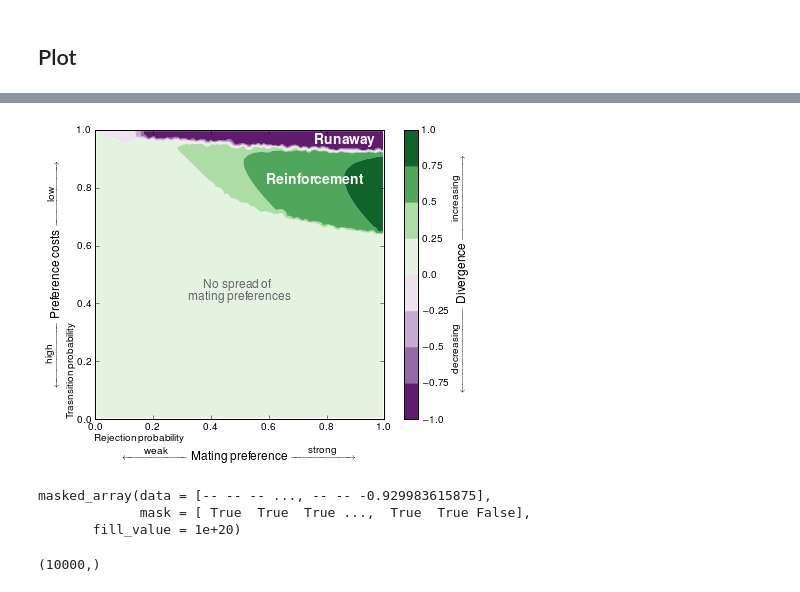
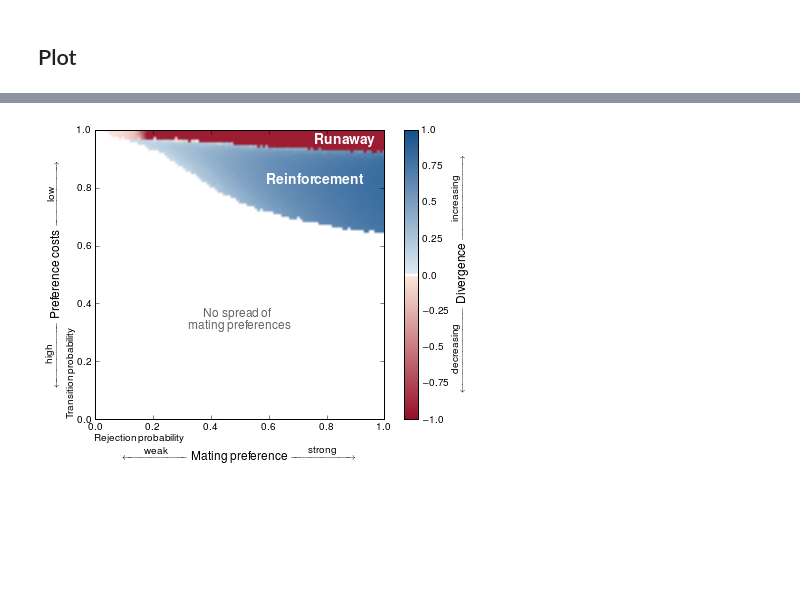
Before and after one commit to mattflor/wspec, a Jupyter notebook: notebooks/scenario_2_screening1.ipynb, the cells around one changed output, grey strips where cells are left out. Cells and saved outputs as stored; diff of their text form; code cells hidden in the pictures; blank space fills up the shorter version.

```diff
--- a/notebooks/scenario_2_screening1.ipynb
+++ b/notebooks/scenario_2_screening1.ipynb
@@ -124,6 +99,11 @@ PARAMETERS = {
     'nmax': (300000, 'max generation'),         # max number of generations to iterate for each stage of the simulation
     'step': (10, 'storage stepsize')            # store metapopulation state every `step` generations
 }
+
+# make parameter names locally available:
+config = utils.configure_locals(LOCI, ALLELES, PARAMETERS)
+locals().update(config)
+
 print 'Parameters that are the same for all runs in the screening:\n'
 print utils.params2string(PARAMETERS)
 # %% [output]
@@ -144,7 +130,7 @@ t            0.9         transmission rate
 # %% [markdown]
 We'll generate random transition and rejection probabilities, run the simulation, and check the outcome via the `popdiff` function the results of which are stored as well.
 # %%
-n = 10000
+n = 12000
 
 screening_dtype = np.dtype([('pr', 'f'), ('pt', 'f'), ('diff', 'f')])
 rstore = storage.RunStore('/extra/flor/data/notebook_data/scenario_{0}.h5'.format(sid))
@@ -430,54 +483,64 @@ ticks_font = font_manager.FontProperties(
     style='normal',
     size=10,
     weight='normal',
     stretch='normal')
 
 # actual data:
 X = diffs[:,0]
 Y = diffs[:,1]
 Z = diffs[:,2]
 
+xmin, xmax = 0., 1.
+ymin, ymax = 0., 1.
+
 # generate griddata for contour plot:
 numspaces = int(math.sqrt(n))
-xi = linspace(0., 1., 200)
-yi = linspace(0., 1., 200)
-zi = griddata(X, Y, Z, xi, yi, interp='nn')
+xi = linspace(xmin, xmax, numspaces)
+yi = linspace(ymin, ymax, numspaces)
+zi = griddata((X, Y), Z, (xi[None,:], yi[:,None]), method='nearest')
 
 figure(1, figsize=fig_size)
-cmap = plt.cm.PRGn
-cmap.set_bad('w',0.)
-# uncomment the following two lines in order to add contoor lines:
-#levels = [0., 0.05]
-#plt.contour(xi, yi, zi, levels, linewidths=0.5, colors='k')
-plt.contourf(xi, yi, zi, cmap=cmap, vmin=-1., vmax=1.)
-#plt.imshow(zi, extent=(0,1,0,1), cmap=cmap, origin='lower', vmin=-1., vmax=1., aspect='auto', interpolation='nearest')
+plt.imshow(zi, extent=(xmin,xmax,ymin,ymax),
+    cmap=mycmap,
+    norm = matplotlib.colors.Normalize(vmin = -1.0, vmax = 1.0, clip = False),
+    vmin=-1., vmax=1.,
+    origin='lower',
+    aspect='auto',
+    interpolation=None)  # use default interpolation
 plt.clim(-1., 1.)
-plt.xlim(0, 1)
-plt.ylim(0, 1)
+plt.xlim(xmin, xmax)
+plt.ylim(ymin, ymax)
 ax = gca()
 ax.grid(False)
 ax.set_aspect(1.)
+
+# add a colorbar:
+cbar = plt.colorbar(ticks=[-1., -0.75, -0.5, -0.25, -0.01, 0.01, 0.25, 0.5, 0.75, 1.])
+cax = cbar.ax
+cax.set_yticklabels(['--1.0', '--0.75', '--0.5', '--0.25', '0.0', '', '0.25', '0.5', '0.75', '1.0'])
+cax.set_ylabel(r'$\xleftarrow{\mathmakebox[8em]{\textstyle\text{decreasing}}}$ {\large Divergence} $\xrightarrow{\mathmakebox[8em]{\textstyle\text{increasing}}}$')
+plt.setp(cax.yaxis.get_ticklines(minor=False), markersize=0)
+
+# uncomment the following line to show screening data points:
+#plt.scatter(X, Y, marker='o', color='k', alpha=0.2, s=0.5)
+
+#plot([0.,1.], [0.95, 0.95], 'k-', lw=1)
+plt.xlim(xmin, xmax)
+plt.ylim(ymin, ymax)
 ax.xaxis.labelpad = 17
 ax.yaxis.labelpad = 17
 ax.set_xticklabels(ax.get_xticks(), ticks_font)
 ax.set_yticklabels(ax.get_yticks(), ticks_font)
-
-# add a colorbar:
-cbar = plt.colorbar(ticks=[-1., -0.75, -0.5, -0.25, 0., 0.25, 0.5, 0.75, 1.])
-cax = cbar.ax
-cax.set_yticklabels(['--1.0', '--0.75', '--0.5', '--0.25', '0.0', '0.25', '0.5', '0.75', '1.0'])
-cax.set_ylabel(r'$\xleftarrow{\mathmakebox[8em]{\textstyle\text{decreasing}}}$ {\large Divergence} $\xrightarrow{\mathmakebox[8em]{\textstyle\text{increasing}}}$')
-plt.setp(cax.yaxis.get_ticklines(minor=False), markersize=0)
-
 plt.xlabel(r'$\xleftarrow{\mathmakebox[6em]{\textstyle\text{weak}}}$ {\large Mating preference} $\xrightarrow{\mathmakebox[6em]{\textstyle\text{strong}}}$',
     multialignment='left')
 plt.ylabel(r'$\xleftarrow{\mathmakebox[6em]{\textstyle\text{high}}}$ {\large Preference costs} $\xrightarrow{\mathmakebox[6em]{\textstyle\text{low}}}$',
     multialignment='center')
-plt.text(0.5, 0.4, r'No spread of\\mating preferences', color='0.4', size=12, ha='center', multialignment='center')
+plt.text(0.5, 0.3, r'No spread of\\mating preferences', color='0.4', size=12, ha='center', multialignment='center')
 plt.text(0.93, 0.81, r'\textbf{Reinforcement}', color='w', size=14, ha='right')
 plt.text(0.97, 0.985, r'\textbf{Runaway}', color='w', size=14, ha='right', va='top')
 plt.text(0., -0.05, r'Rejection probability', ha='left', va='top')
-plt.text(-0.1, 0., r'Trasnsition probability', ha='left', va='bottom', rotation='vertical')
-plt.savefig('/home/flor/Documents/Manuscripts/Runaways and reinforcement/Screening_costs_vs_preferencestrength.pdf')
+plt.text(-0.1, 0., r'Transition probability', ha='left', va='bottom', rotation='vertical')
+#plt.savefig('/home/flor/Documents/Manuscripts/Runaways and reinforcement/Screening_costs_vs_preferencestrength.pdf')
+plt.savefig('images/Screening1_PreferenceCosts_vs_PreferenceStrength.pdf')
 # %% [output]
-[figure, old version]
+[figure, new version]
@@ -486,13 +547,2 @@ cmap = plt.cm.PRGn
-# %%
-z = np.ma.masked_inside(diffs[:,2], -0.005, 0.005)
-z
-# %% [output]
-masked_array(data = [-- -- -- ..., -- -- -0.929983615875],
-             mask = [ True  True  True ...,  True  True False],
-       fill_value = 1e+20)
-# %%
-z.shape
-# %% [output]
-(10000,)
 # %%
 rstore.close()
```
Also changed, not shown: parts of 12 cells of this notebook, 13 other files.
